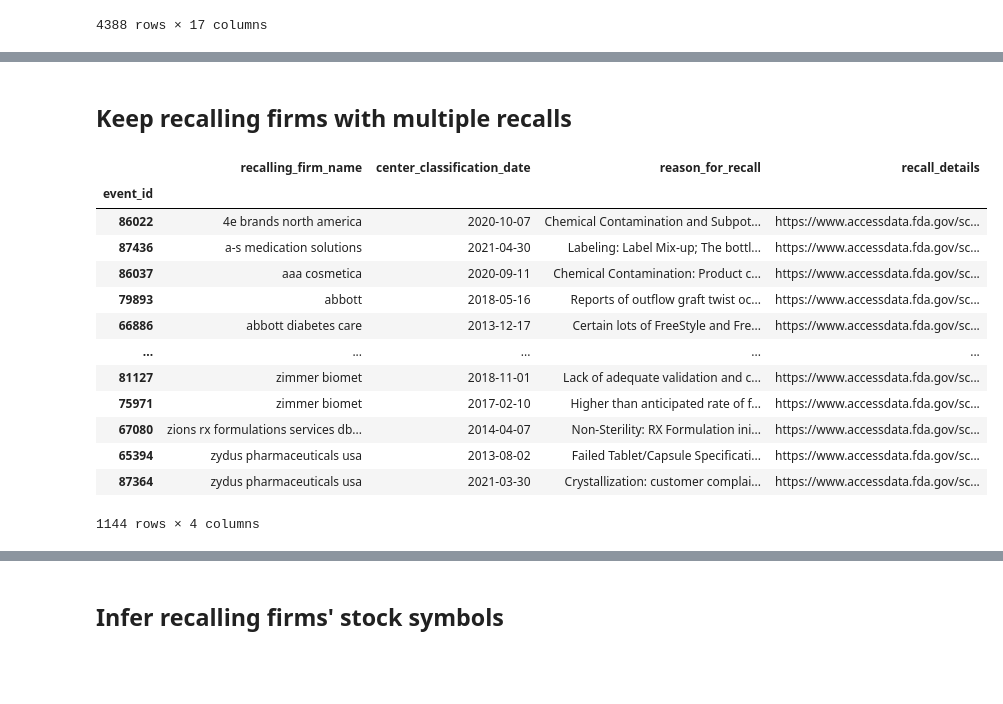
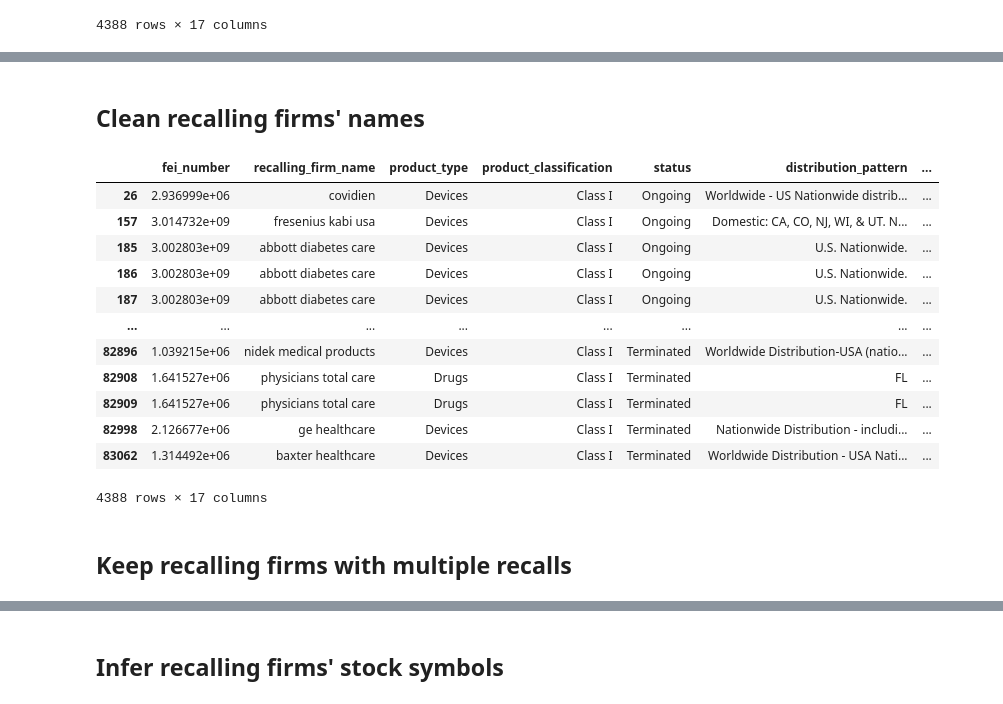
Before and after one commit to calebclayreagor/DELAY-finance, a Jupyter notebook: ground-truth-network.ipynb, the cells around one changed output, grey strips where cells are left out. Drawn from its saved outputs; the diff is of its cells as text; code cells hidden in the pictures; blank space fills up the shorter version.

```diff
--- a/ground-truth-network.ipynb
+++ b/ground-truth-network.ipynb
@@ -133,32 +112,32 @@ recalls_events
 # %% [markdown]
-## Keep recalling firms with multiple recalls
+## Clean recalling firms' names
 # %%
-recalling_firm_name = recalls_events.recalling_firm_name.copy()
+recalling_firm_name = recalls_medc1.recalling_firm_name.copy()
 basename = lambda x: custom_basename(x, prepare_default_terms(), middle = True)
 for i in range(2):
     for _ in range(3): recalling_firm_name = recalling_firm_name.map(basename)
     recalling_firm_name = (recalling_firm_name
                            .str.lower()
                            .str.replace(r"\/|\.", ' ', regex = True)
                            .str.replace(r'[^\w\s\-]', '', regex = True)
                            .str.replace(r'\s+', ' ', regex = True)
                            .str.replace(r'(?<=\b\w) (?=\w\b)', '', regex = True)
                            .str.strip())
-recalls_events['recalling_firm_name'] = recalling_firm_name.copy()
-recalls_events.sort_values('recalling_firm_name', inplace = True)
-recalls_events
+recalls_medc1['recalling_firm_name'] = recalling_firm_name.copy()
+recalls_medc1
 # %% [output]
-|  | recalling_firm_name | center_classification_date | reason_for_recall | recall_details |
-| event_id |  |  |  |  |
-| 86022 | 4e brands north america | 2020-10-07 | Chemical Contamination and Subpot... | https://www.accessdata.fda.gov/sc... |
-| 87436 | a-s medication solutions | 2021-04-30 | Labeling: Label Mix-up; The bottl... | https://www.accessdata.fda.gov/sc... |
-| 86037 | aaa cosmetica | 2020-09-11 | Chemical Contamination: Product c... | https://www.accessdata.fda.gov/sc... |
-| 79893 | abbott | 2018-05-16 | Reports of outflow graft twist oc... | https://www.accessdata.fda.gov/sc... |
-| 66886 | abbott diabetes care | 2013-12-17 | Certain lots of FreeStyle and Fre... | https://www.accessdata.fda.gov/sc... |
-| ... | ... | ... | ... | ... |
-| 81127 | zimmer biomet | 2018-11-01 | Lack of adequate validation and c... | https://www.accessdata.fda.gov/sc... |
-| 75971 | zimmer biomet | 2017-02-10 | Higher than anticipated rate of f... | https://www.accessdata.fda.gov/sc... |
-| 67080 | zions rx formulations services db... | 2014-04-07 | Non-Sterility: RX Formulation ini... | https://www.accessdata.fda.gov/sc... |
-| 65394 | zydus pharmaceuticals usa | 2013-08-02 | Failed Tablet/Capsule Specificati... | https://www.accessdata.fda.gov/sc... |
-| 87364 | zydus pharmaceuticals usa | 2021-03-30 | Crystallization: customer complai... | https://www.accessdata.fda.gov/sc... |
+|  | fei_number | recalling_firm_name | product_type | product_classification | status | distribution_pattern | ... |
+| 26 | 2.936999e+06 | covidien | Devices | Class I | Ongoing | Worldwide - US Nationwide distrib... | ... |
+| 157 | 3.014732e+09 | fresenius kabi usa | Devices | Class I | Ongoing | Domestic: CA, CO, NJ, WI, & UT. N... | ... |
+| 185 | 3.002803e+09 | abbott diabetes care | Devices | Class I | Ongoing | U.S. Nationwide. | ... |
+| 186 | 3.002803e+09 | abbott diabetes care | Devices | Class I | Ongoing | U.S. Nationwide. | ... |
+| 187 | 3.002803e+09 | abbott diabetes care | Devices | Class I | Ongoing | U.S. Nationwide. | ... |
+| ... | ... | ... | ... | ... | ... | ... | ... |
+| 82896 | 1.039215e+06 | nidek medical products | Devices | Class I | Terminated | Worldwide Distribution-USA (natio... | ... |
+| 82908 | 1.641527e+06 | physicians total care | Drugs | Class I | Terminated | FL | ... |
+| 82909 | 1.641527e+06 | physicians total care | Drugs | Class I | Terminated | FL | ... |
+| 82998 | 2.126677e+06 | ge healthcare | Devices | Class I | Terminated | Nationwide Distribution - includi... | ... |
+| 83062 | 1.314492e+06 | baxter healthcare | Devices | Class I | Terminated | Worldwide Distribution - USA Nati... | ... |
-1144 rows × 4 columns
+4388 rows × 17 columns
+# %% [markdown]
+## Keep recalling firms with multiple recalls
```
Also changed, not shown: parts of 17 cells of this notebook, 3 other files.
